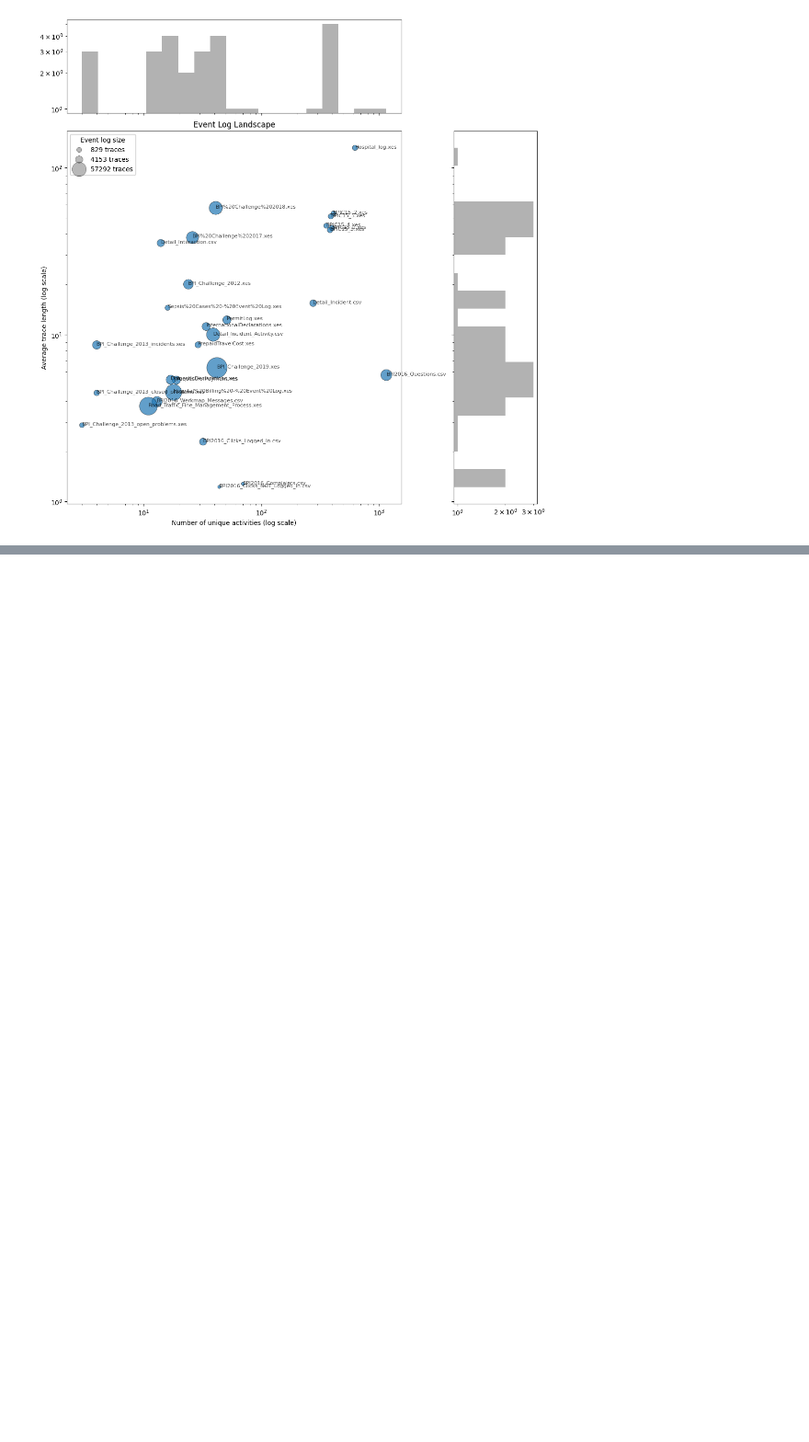
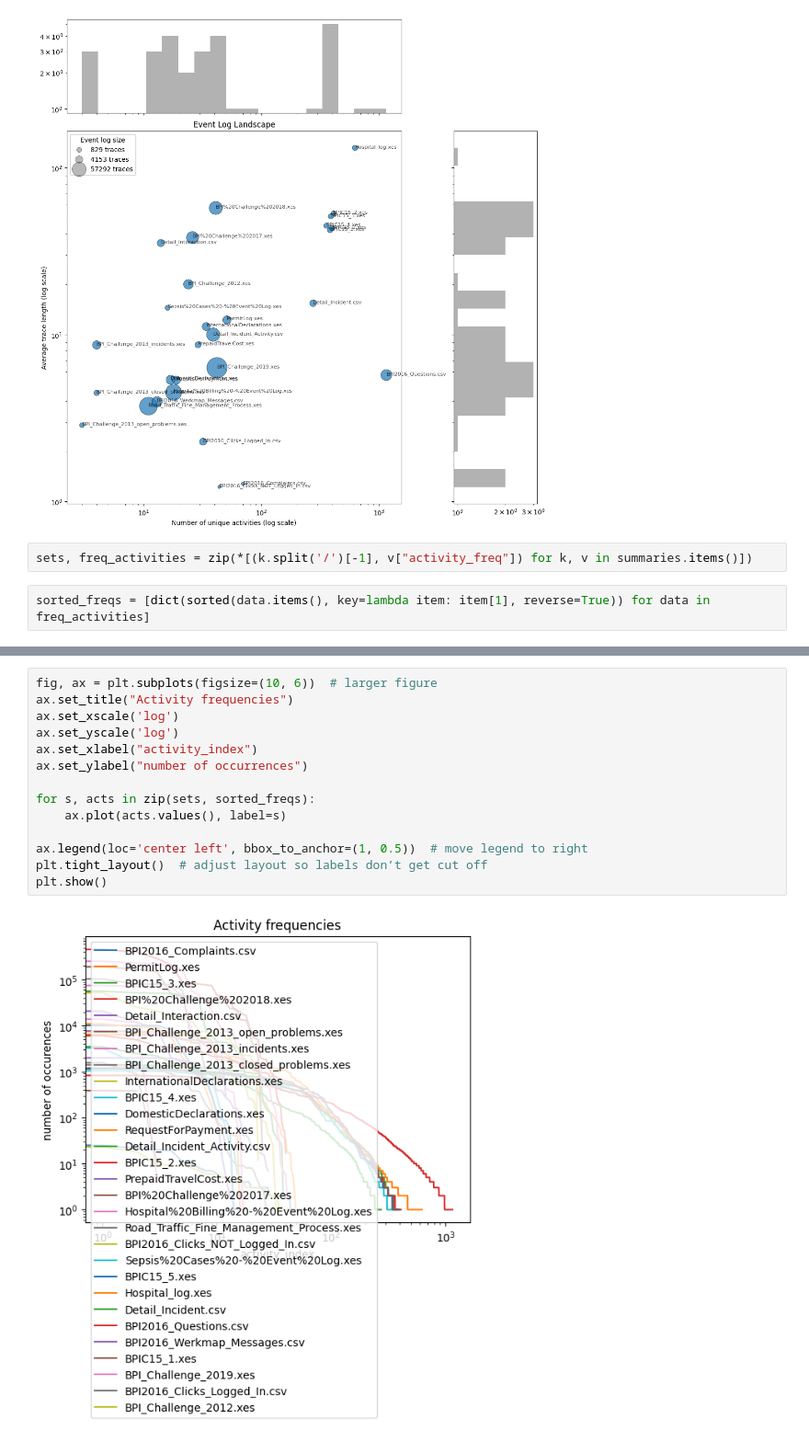
Before and after one commit to RostigerDagmer/pm_ws25, a Jupyter notebook: experiments/dataset/survey/log_consistency.ipynb, the cells around one changed output, grey strips where cells are left out. Shown at 92% size. Cells and saved outputs as stored; diff of their text form; blank space fills up the shorter version.

```diff
--- a/experiments/dataset/survey/log_consistency.ipynb
+++ b/experiments/dataset/survey/log_consistency.ipynb
@@ -186,3 +186,7 @@ def scatter_hist_datasets(summaries, log_space: bool = False, size_scale: float
 scatter_hist_datasets(summaries, True, 2.0)
 # %% [output]
 [figure]
+# %%
+sets, freq_activities = zip(*[(k.split('/')[-1], v["activity_freq"]) for k, v in summaries.items()])
+# %%
+sorted_freqs = [dict(sorted(data.items(), key=lambda item: item[1], reverse=True)) for data in freq_activities]
@@ -188,0 +213,16 @@ scatter_hist_datasets(summaries, True, 2.0)
+# %%
+fig, ax = plt.subplots(figsize=(10, 6))  # larger figure
+ax.set_title("Activity frequencies")
+ax.set_xscale('log')
+ax.set_yscale('log')
+ax.set_xlabel("activity_index")
+ax.set_ylabel("number of occurrences")
+
+for s, acts in zip(sets, sorted_freqs):
+    ax.plot(acts.values(), label=s)
+
+ax.legend(loc='center left', bbox_to_anchor=(1, 0.5))  # move legend to right
+plt.tight_layout()  # adjust layout so labels don’t get cut off
+plt.show()
+# %% [output]
+[figure, added]
```
Also changed, not shown: parts of 6 cells of this notebook, 12 other files.
